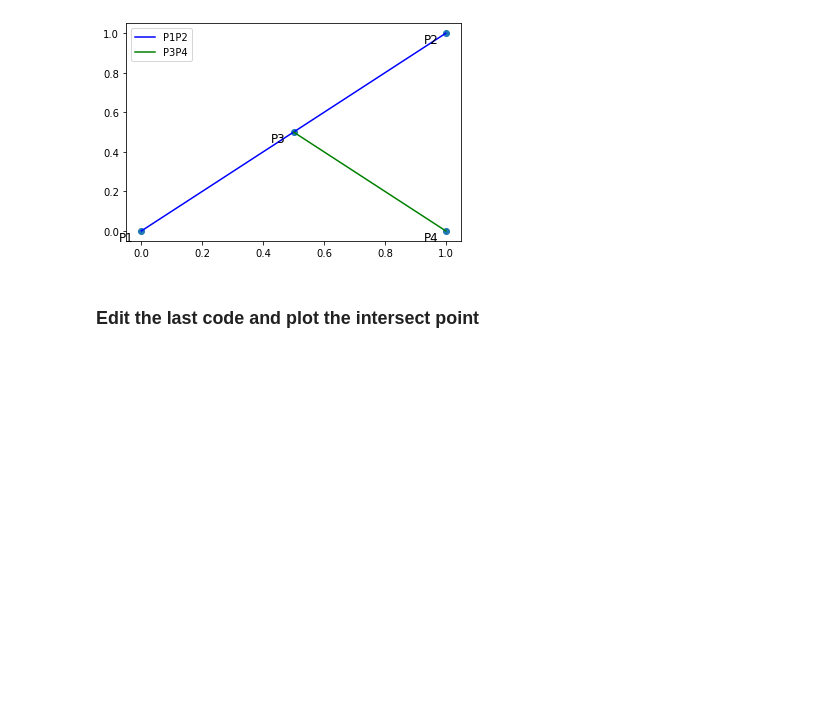
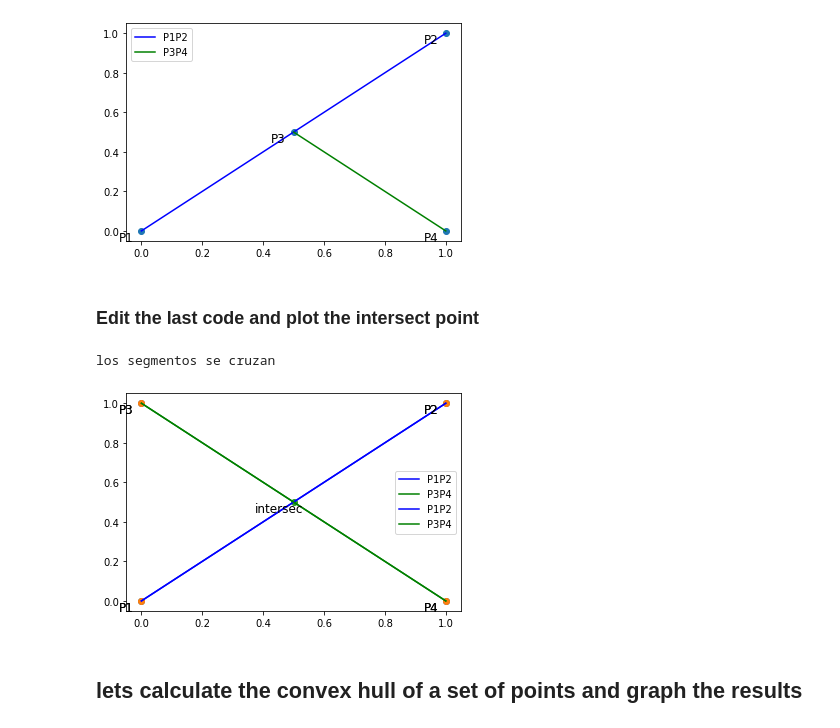
Before and after one commit to Camilohoyos99-DC/Computational-geometry, a Jupyter notebook: algoritmos_sobre_segmentos.ipynb, the cells around one changed output. Drawn from its saved outputs; the diff is of its cells as text; code cells hidden in the pictures; blank space fills up the shorter version.

Commit message:
intersection point, convex hull

```diff
--- a/algoritmos_sobre_segmentos.ipynb
+++ b/algoritmos_sobre_segmentos.ipynb
@@ -97,3 +102,42 @@ los segmentos se cruzan pero no se atraviezan
 [figure]
 # %% [markdown]
 ### Edit the last code and plot the intersect point
+# %%
+def determinant(p1,p2,p3,p4):
+    x1, y1 = p1
+    x2, y2 = p2
+    x3, y3 = p3
+    x4, y4 = p4
+    return(x1+x2)*(y4-y3) - (y1+y2)*(x4-x3)
+
+def intersection_point(p1,p2,p3,p4):
+    x1, y1 = p1
+    x2, y2 = p2
+    x3, y3 = p3
+    x4, y4 = p4
+    interse = intersection(p1,p2,p3,p4)
+
+    if interse:
+
+            det = determinant(p1,p2,p3,p4)
+            alpha = ((y4-y3)*(x2-x4)-(x4-x3)*(y2-y1))/det
+            beta = ((-y1-y2)*(x2-x4)+(x1+x2)*(y2-y1))/det
+
+            x = alpha * x1 +(1-alpha)*x2
+            y = alpha *y1 +(1-alpha)*y2
+
+            pin=np.array([x,y])
+            pintar_segmentos(p1,p2,p3,p4,pin)
+# %%
+p1 = np.array([0, 0])
+p2 = np.array([1, 1])
+p3 = np.array([0, 1])
+p4 = np.array([1, 0])
+
+
+intersection_point(p1,p2,p3,p4)
+# %% [output]
+los segmentos se cruzan
+[figure, added]
+# %% [markdown]
+## lets calculate the convex hull of a set of points and graph the results
```
Also changed, not shown: parts of 4 cells of this notebook.
